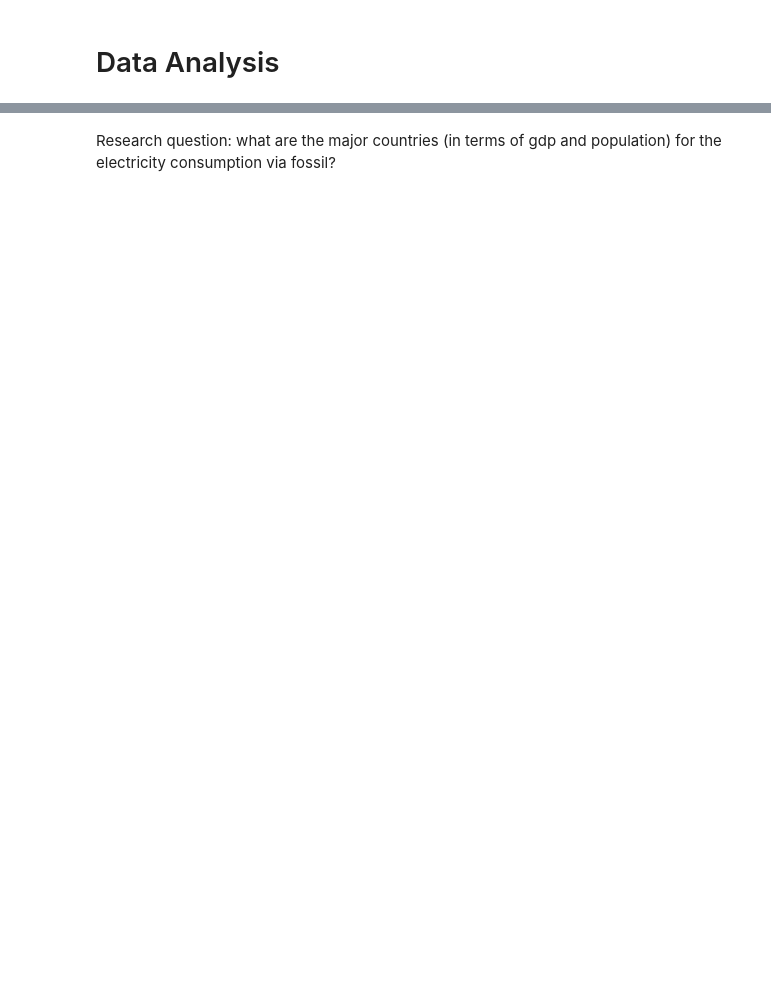
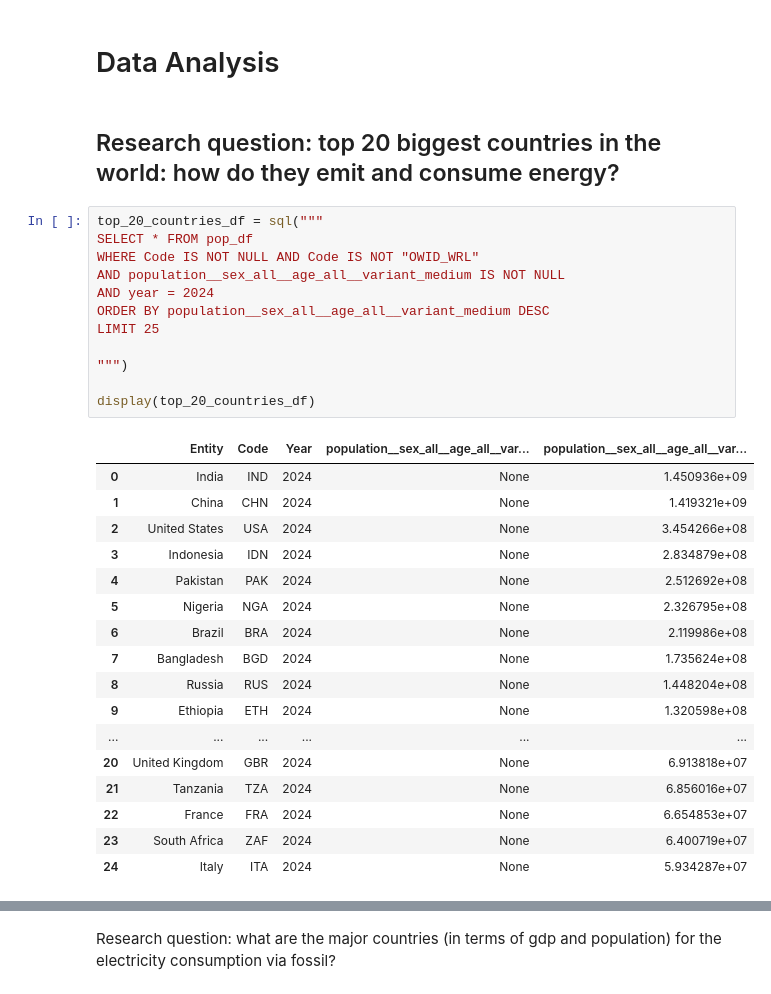
Before and after one commit to william-toscani/Data_Visualization_Project, a Jupyter notebook: Data_Viz_Project.ipynb, the cells around one changed output, grey strips where cells are left out. Drawn from its saved outputs; the diff is of its cells as text; blank space fills up the shorter version.

```diff
--- a/Data_Viz_Project.ipynb
+++ b/Data_Viz_Project.ipynb
@@ -73,2 +113,34 @@ display(elec_prod_df.head())
 # %% [markdown]
 # Data Analysis
+# %% [markdown]
+## Research question: top 20 biggest countries in the world: how do they emit and consume energy?
+# %%
+top_20_countries_df = sql("""
+SELECT * FROM pop_df
+WHERE Code IS NOT NULL AND Code IS NOT "OWID_WRL"
+AND population__sex_all__age_all__variant_medium IS NOT NULL
+AND year = 2024
+ORDER BY population__sex_all__age_all__variant_medium DESC
+LIMIT 25
+
+""")
+
+display(top_20_countries_df)
+# %% [output]
+|  | Entity | Code | Year | population__sex_all__age_all__var... | population__sex_all__age_all__var... |
+| 0 | India | IND | 2024 | None | 1.450936e+09 |
+| 1 | China | CHN | 2024 | None | 1.419321e+09 |
+| 2 | United States | USA | 2024 | None | 3.454266e+08 |
+| 3 | Indonesia | IDN | 2024 | None | 2.834879e+08 |
+| 4 | Pakistan | PAK | 2024 | None | 2.512692e+08 |
+| 5 | Nigeria | NGA | 2024 | None | 2.326795e+08 |
+| 6 | Brazil | BRA | 2024 | None | 2.119986e+08 |
+| 7 | Bangladesh | BGD | 2024 | None | 1.735624e+08 |
+| 8 | Russia | RUS | 2024 | None | 1.448204e+08 |
+| 9 | Ethiopia | ETH | 2024 | None | 1.320598e+08 |
+| ... | ... | ... | ... | ... | ... |
+| 20 | United Kingdom | GBR | 2024 | None | 6.913818e+07 |
+| 21 | Tanzania | TZA | 2024 | None | 6.856016e+07 |
+| 22 | France | FRA | 2024 | None | 6.654853e+07 |
+| 23 | South Africa | ZAF | 2024 | None | 6.400719e+07 |
+| 24 | Italy | ITA | 2024 | None | 5.934287e+07 |
```
Also changed, not shown: parts of 13 cells of this notebook.
